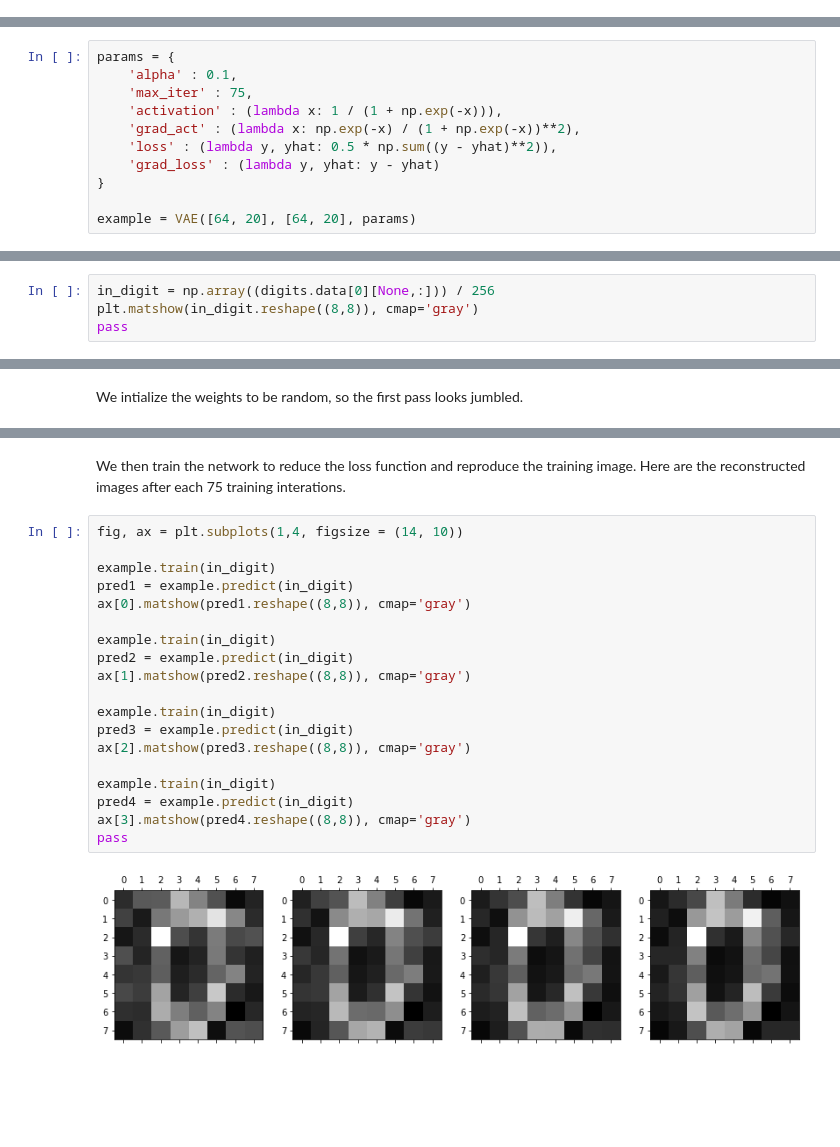
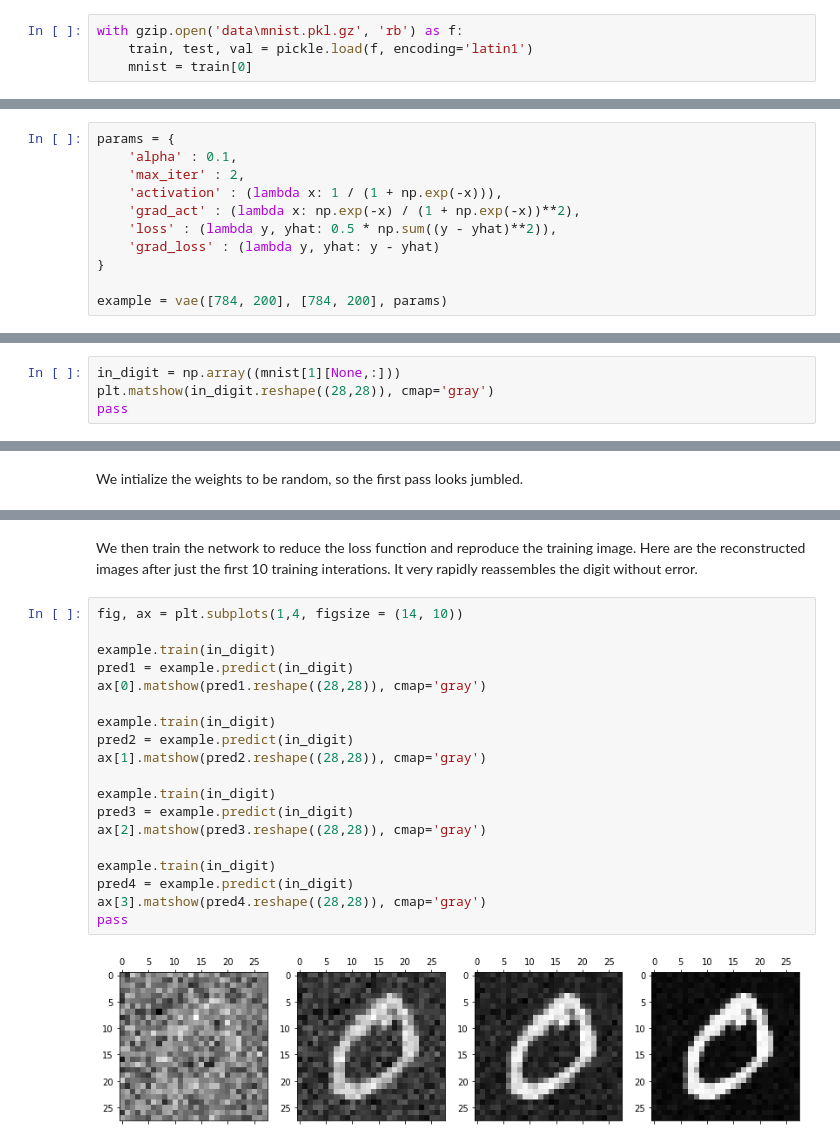
Before and after one commit to FaustineLi/Variational-Autoencoders, a Jupyter notebook: source/Example.ipynb, the cells around one changed output, grey strips where cells are left out. Cells and saved outputs as stored; diff of their text form; blank space fills up the shorter version.

```diff
--- a/source/Example.ipynb
+++ b/source/Example.ipynb
@@ -158,3 +10,7 @@ class VAE(object):
+# %%
+with gzip.open('data\mnist.pkl.gz', 'rb') as f:
+    train, test, val = pickle.load(f, encoding='latin1')
+    mnist = train[0]
 # %% [markdown]
 After we import the VAE class, we set up the parameters and intialize the weights. The loss function is the squared error and the activation function is the sigmoid. As part of backpropogation, we also need to pass in the derviative of the loss and activation.
 
@@ -163,14 +173,14 @@ $$\sigma(x) = \frac{1}{1 + exp(-x)}$$
 # %%
 params = {
     'alpha' : 0.1,
-    'max_iter' : 75,
+    'max_iter' : 2,
     'activation' : (lambda x: 1 / (1 + np.exp(-x))),
     'grad_act' : (lambda x: np.exp(-x) / (1 + np.exp(-x))**2),
     'loss' : (lambda y, yhat: 0.5 * np.sum((y - yhat)**2)),
     'grad_loss' : (lambda y, yhat: y - yhat)
 }
 
-example = VAE([64, 20], [64, 20], params)
+example = vae([784, 200], [784, 200], params)
 # %% [markdown]
 ### Training on Digits
 # %% [markdown]
@@ -178,5 +188,5 @@ Here we pass a training digit of size 8 by 8 pixels.
 # %%
-in_digit = np.array((digits.data[0][None,:])) / 256
-plt.matshow(in_digit.reshape((8,8)), cmap='gray')
+in_digit = np.array((mnist[1][None,:]))
+plt.matshow(in_digit.reshape((28,28)), cmap='gray')
 pass
 # %% [output]
@@ -192,23 +202,23 @@ pass
 # %% [markdown]
-We then train the network to reduce the loss function and reproduce the training image. Here are the reconstructed images after each 75 training interations.
+We then train the network to reduce the loss function and reproduce the training image. Here are the reconstructed images after just the first 10 training interations. It very rapidly reassembles the digit without error.
 # %%
 fig, ax = plt.subplots(1,4, figsize = (14, 10))
 
 example.train(in_digit)
 pred1 = example.predict(in_digit)
-ax[0].matshow(pred1.reshape((8,8)), cmap='gray')
+ax[0].matshow(pred1.reshape((28,28)), cmap='gray')
 
 example.train(in_digit)
 pred2 = example.predict(in_digit)
-ax[1].matshow(pred2.reshape((8,8)), cmap='gray')
+ax[1].matshow(pred2.reshape((28,28)), cmap='gray')
 
 example.train(in_digit)
 pred3 = example.predict(in_digit)
-ax[2].matshow(pred3.reshape((8,8)), cmap='gray')
+ax[2].matshow(pred3.reshape((28,28)), cmap='gray')
 
 example.train(in_digit)
 pred4 = example.predict(in_digit)
-ax[3].matshow(pred4.reshape((8,8)), cmap='gray')
+ax[3].matshow(pred4.reshape((28,28)), cmap='gray')
 pass
 # %% [output]
-[figure, old version]
+[figure, new version]
```
Also changed, not shown: parts of 9 cells of this notebook, 2 other files.
